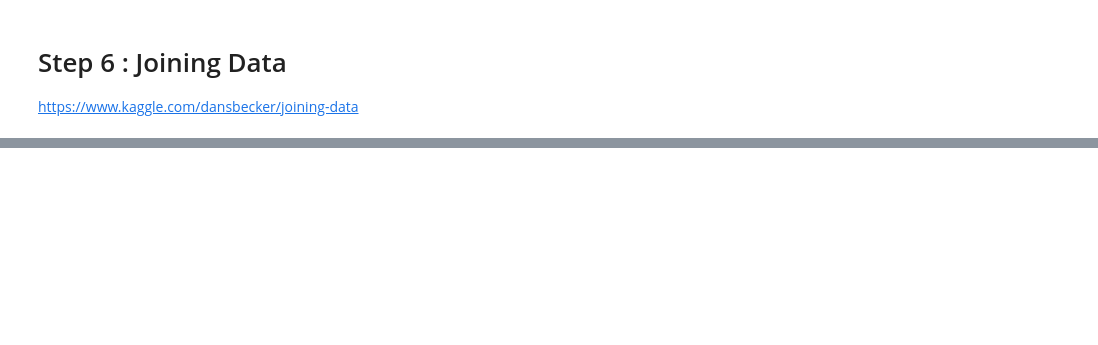
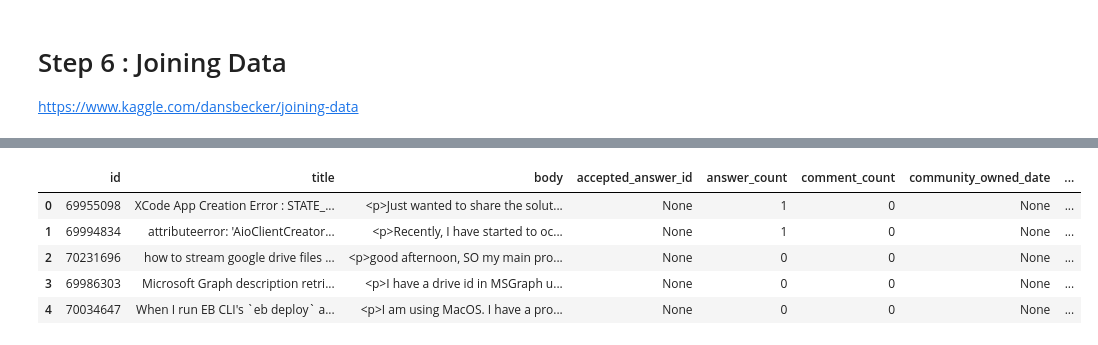
Before and after one commit to bobblee/Kaggle, a Jupyter notebook: Intro_To_SQL_Using_BigQuery.ipynb, the cells around one changed output, grey strips where cells are left out. Saved outputs shown, nothing was run; the diff lists cells and outputs as text; code cells hidden in the pictures; blank space fills up the shorter version.

Commit message:
Finished Lesson 6 and done with Intro to SQL Using BigQuery

```diff
--- a/Intro_To_SQL_Using_BigQuery.ipynb
+++ b/Intro_To_SQL_Using_BigQuery.ipynb
@@ -623,0 +1024,11 @@ s6_df.head()
+# %%
+s6_ex_table_ref = s6_ex_dataset_ref.table('posts_questions')
+s6_ex_questions_table = s6_ex_client.get_table(s6_ex_table_ref)
+s6_ex_client.list_rows(s6_ex_questions_table, max_results=5).to_dataframe()
+# %% [output]
+|  | id | title | body | accepted_answer_id | answer_count | comment_count | community_owned_date | ... |
+| 0 | 69955098 | XCode App Creation Error : STATE_... | <p>Just wanted to share the solut... | None | 1 | 0 | None | ... |
+| 1 | 69994834 | attributeerror: 'AioClientCreator... | <p>Recently, I have started to oc... | None | 1 | 0 | None | ... |
+| 2 | 70231696 | how to stream google drive files ... | <p>good afternoon, SO my main pro... | None | 0 | 0 | None | ... |
+| 3 | 69986303 | Microsoft Graph description retri... | <p>I have a drive id in MSGraph u... | None | 0 | 0 | None | ... |
+| 4 | 70034647 | When I run EB CLI's `eb deploy` a... | <p>I am using MacOS. I have a pro... | None | 0 | 0 | None | ... |
```
Also changed, not shown: parts of 68 cells of this notebook.
